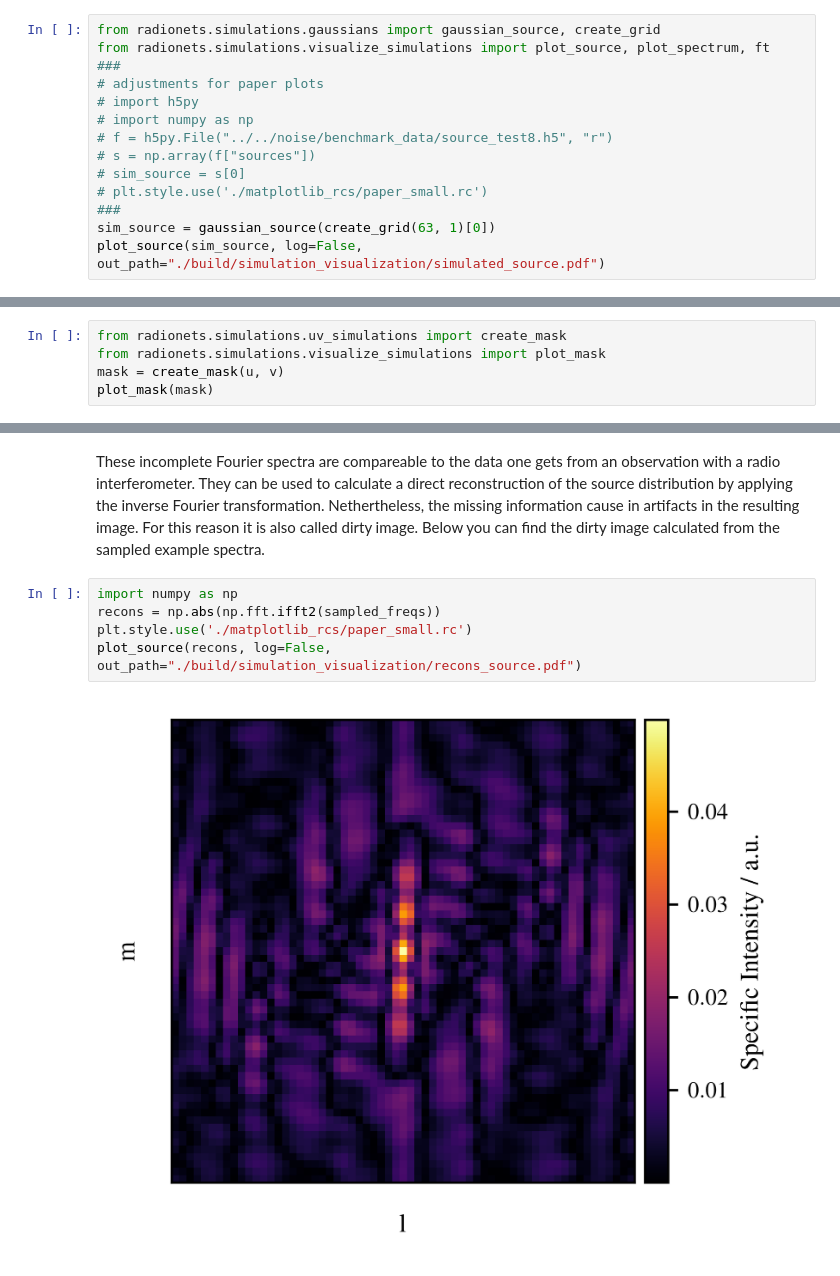
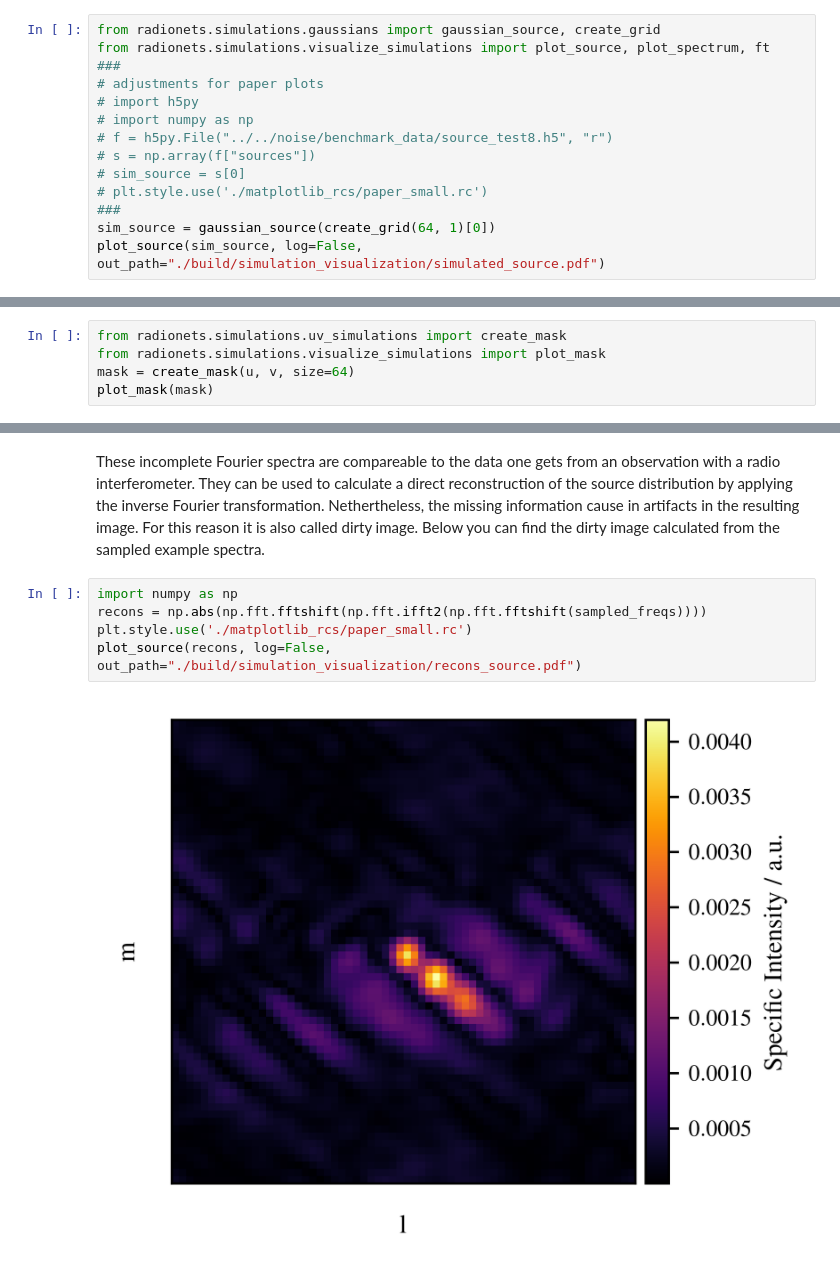
Before and after one commit to radionets-project/radionets, a Jupyter notebook: examples/00_observation_simulation.ipynb, the cells around one changed output, grey strips where cells are left out. Cells and saved outputs as stored; diff of their text form.

```diff
--- a/examples/00_observation_simulation.ipynb
+++ b/examples/00_observation_simulation.ipynb
@@ -37,6 +37,6 @@ from radionets.simulations.visualize_simulations import plot_source, plot_spectr
 # sim_source = s[0]
 # plt.style.use('./matplotlib_rcs/paper_small.rc')
 ###
-sim_source = gaussian_source(create_grid(63, 1)[0])
+sim_source = gaussian_source(create_grid(64, 1)[0])
 plot_source(sim_source, log=False, out_path="./build/simulation_visualization/simulated_source.pdf")
 # %% [output]
@@ -200,6 +200,6 @@ The resulting uv-coverage is used to generate a sampling mask, which is applied
 # %%
 from radionets.simulations.uv_simulations import create_mask
 from radionets.simulations.visualize_simulations import plot_mask
-mask = create_mask(u, v)
+mask = create_mask(u, v, size=64)
 plot_mask(mask)
 # %% [output]
@@ -216,11 +216,11 @@ plot_spectrum_grey(ft(sim_source), sampled_freqs, out_path="./build/simulation_v
 These incomplete Fourier spectra are compareable to the data one gets from an observation with a radio interferometer. They can be used to calculate a direct reconstruction of the source distribution by applying the inverse Fourier transformation. Nethertheless, the missing information cause in artifacts in the resulting image. For this reason it is also called dirty image. Below you can find the dirty image calculated from the sampled example spectra.
 # %%
 import numpy as np
-recons = np.abs(np.fft.ifft2(sampled_freqs))
+recons = np.abs(np.fft.fftshift(np.fft.ifft2(np.fft.fftshift(sampled_freqs))))
 plt.style.use('./matplotlib_rcs/paper_small.rc')
 plot_source(recons, log=False, out_path="./build/simulation_visualization/recons_source.pdf")
 # %% [output]
-[figure, old version]
+[figure, new version]
 # %%
 from radionets.simulations.visualize_simulations import plot_comparison
 plt.style.use('./matplotlib_rcs/paper_long.rc')
```
Also changed, not shown: parts of 6 cells of this notebook, 1 other file.
